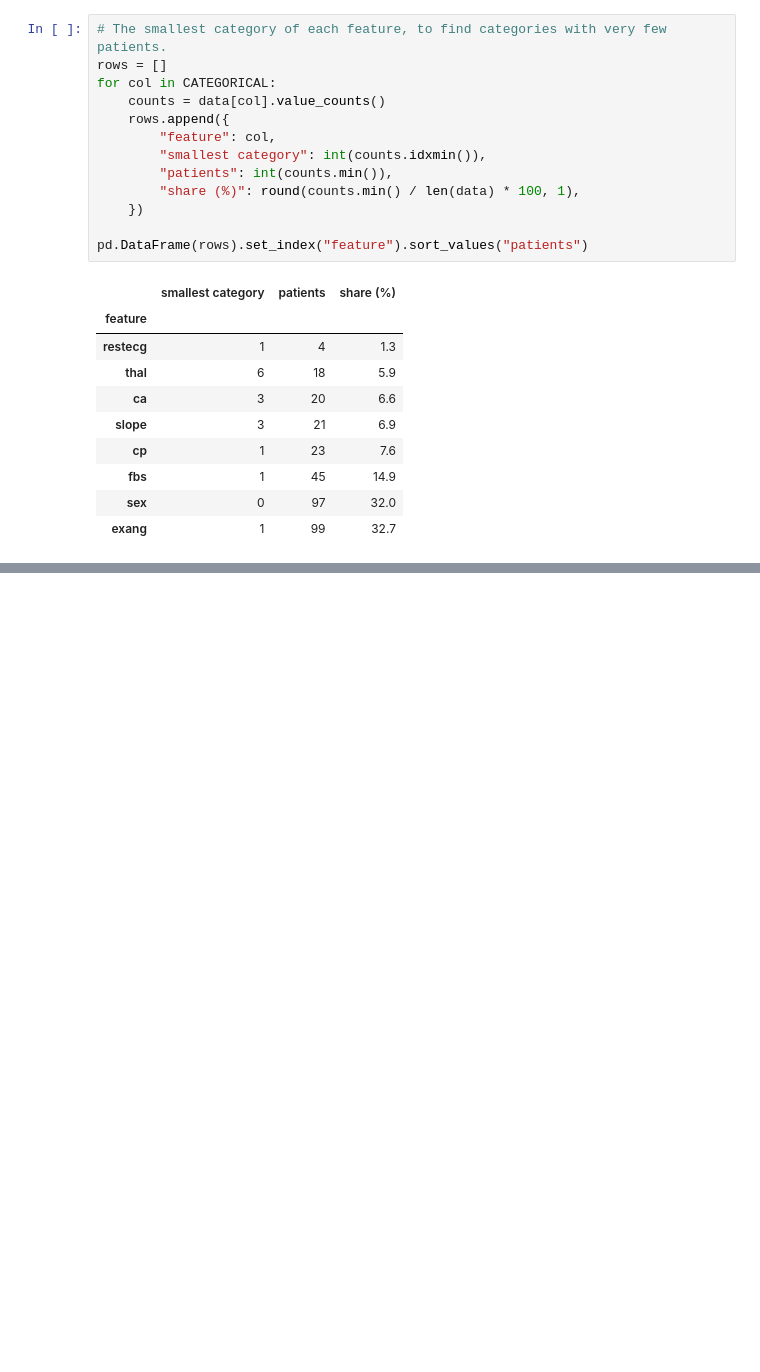
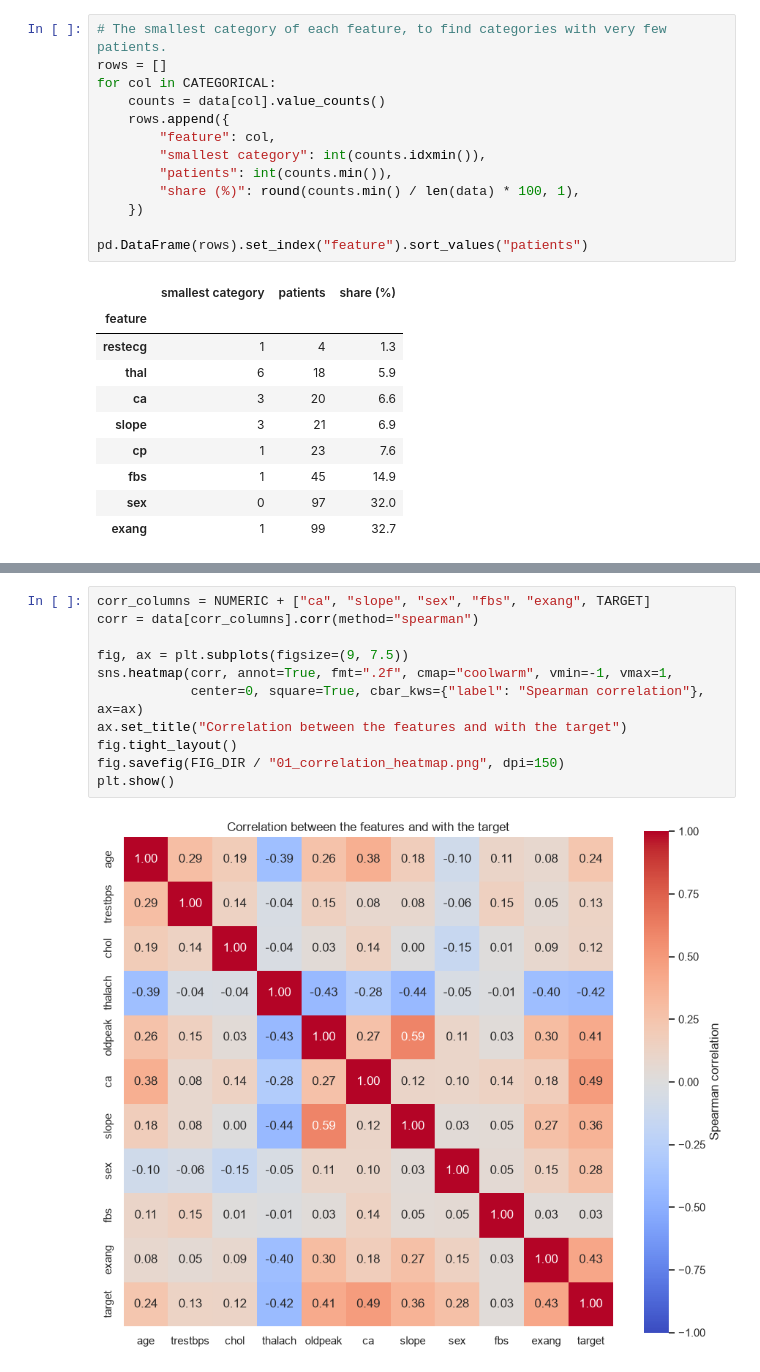
Before and after one commit to 2025ae05589/heart-disease-mlops, a Jupyter notebook: notebooks/01_data_acquisition_and_eda.ipynb, the cells around one changed output, grey strips where cells are left out. Saved outputs shown, nothing was run; the diff lists cells and outputs as text; blank space fills up the shorter version.

```diff
--- a/notebooks/01_data_acquisition_and_eda.ipynb
+++ b/notebooks/01_data_acquisition_and_eda.ipynb
@@ -811,0 +1128,13 @@ pd.DataFrame(rows).set_index("feature").sort_values("patients")
+# %%
+corr_columns = NUMERIC + ["ca", "slope", "sex", "fbs", "exang", TARGET]
+corr = data[corr_columns].corr(method="spearman")
+
+fig, ax = plt.subplots(figsize=(9, 7.5))
+sns.heatmap(corr, annot=True, fmt=".2f", cmap="coolwarm", vmin=-1, vmax=1,
+            center=0, square=True, cbar_kws={"label": "Spearman correlation"}, ax=ax)
+ax.set_title("Correlation between the features and with the target")
+fig.tight_layout()
+fig.savefig(FIG_DIR / "01_correlation_heatmap.png", dpi=150)
+plt.show()
+# %% [output]
+[figure, added]
```
Also changed, not shown: parts of 46 cells of this notebook, 5 other files.
